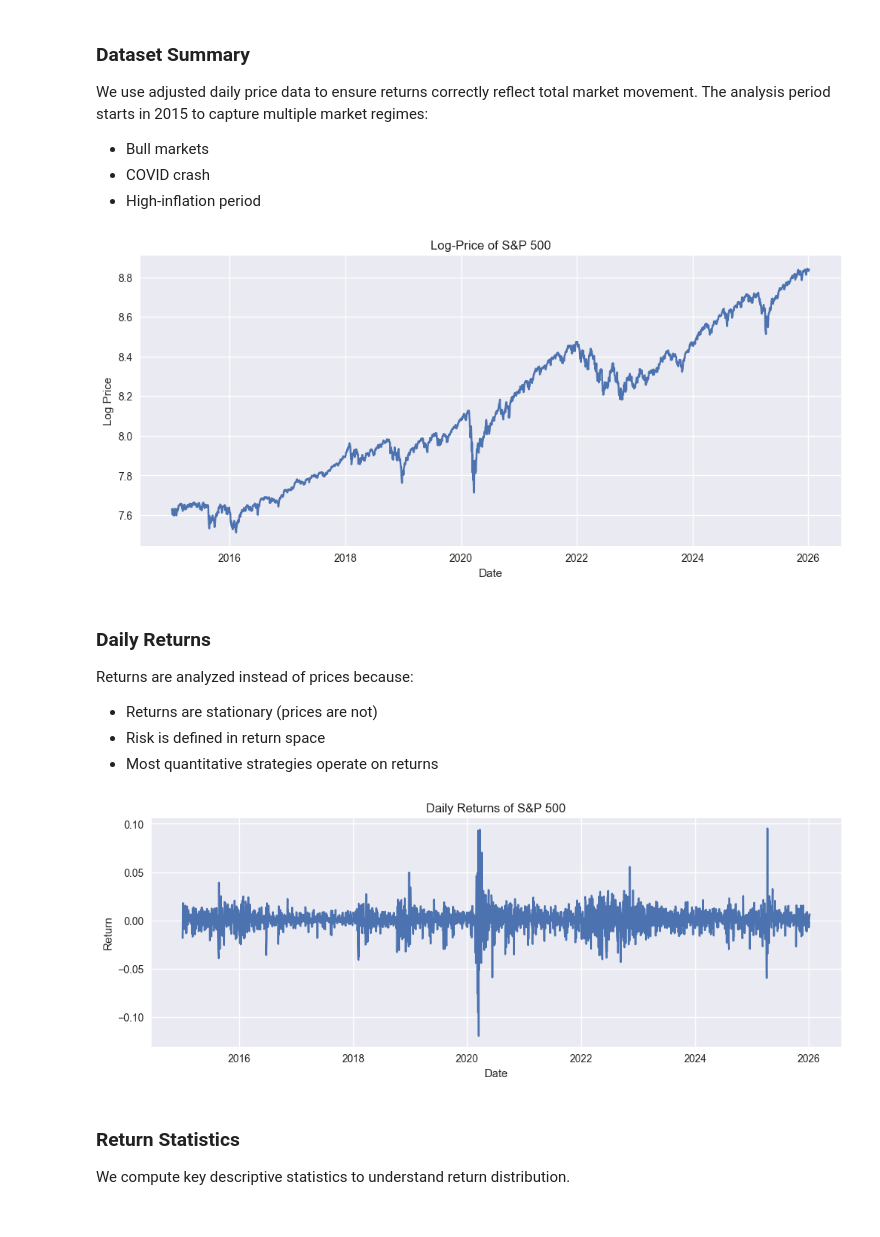
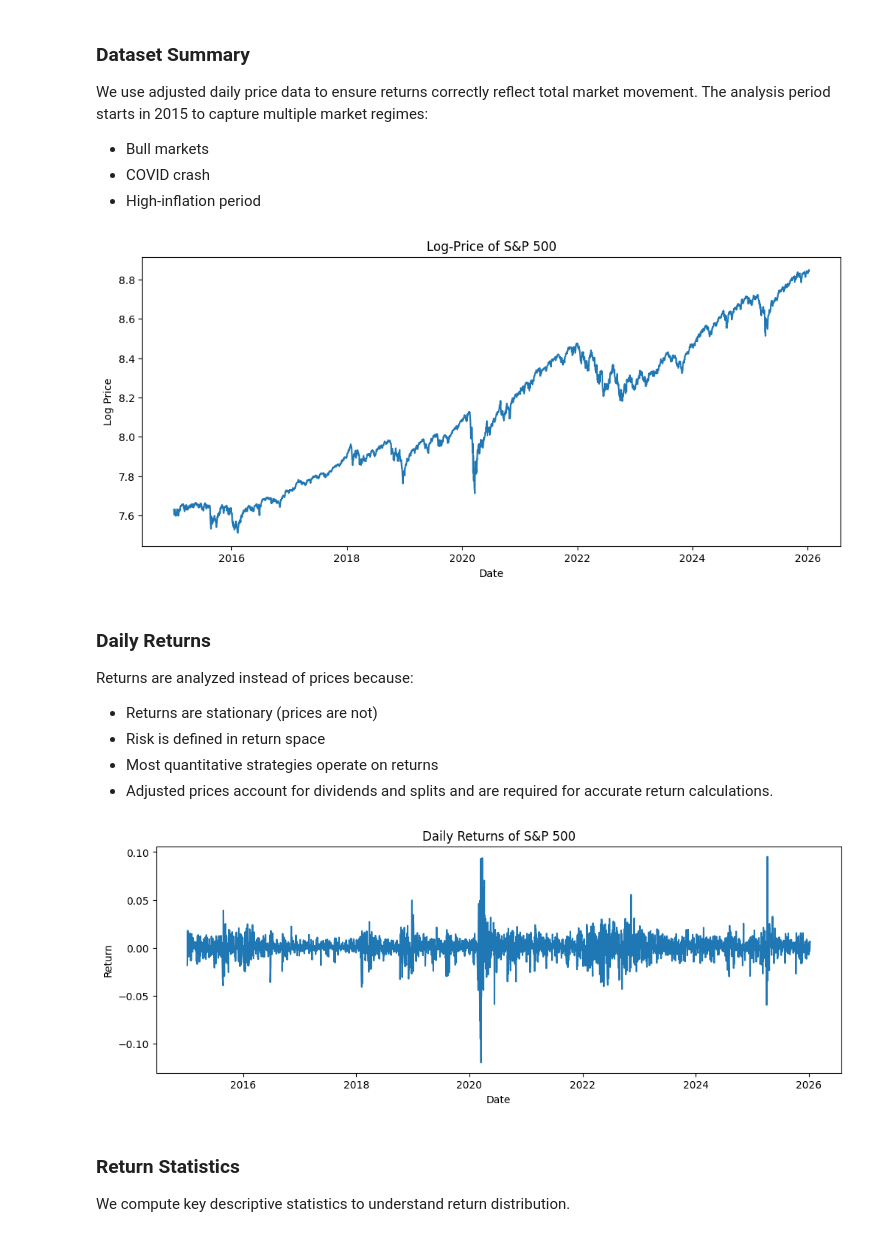
Before and after one commit to harshith8gowda/quant-data-projects, a Jupyter notebook: project_1_market_analysis/market_overview.ipynb, the cells around one changed output. Cells and saved outputs as stored; diff of their text form; code cells hidden in the pictures.

```diff
--- a/project_1_market_analysis/market_overview.ipynb
+++ b/project_1_market_analysis/market_overview.ipynb
@@ -6,4 +18,4 @@ import matplotlib.pyplot as plt
 import warnings
 
 warnings.filterwarnings("ignore")
-plt.style.use("seaborn-v0_8")
+plt.style.use("default")
@@ -51,7 +52,7 @@ plt.xlabel("Date")
 plt.ylabel("Log Price")
 plt.show()
 # %% [output]
-[figure, old version]
+[figure, new version]
 # %% [markdown]
 ### Daily Returns
 
@@ -59,17 +60,18 @@ Returns are analyzed instead of prices because:
 - Returns are stationary (prices are not)
 - Risk is defined in return space
 - Most quantitative strategies operate on returns
+- Adjusted prices account for dividends and splits and are required for accurate return calculations.
 # %%
-data['Returns'] = data['Close'].pct_change().dropna()
+data['Returns'] = data['Close'].pct_change()
 
 plt.figure(figsize=(12,4))
 plt.plot(data['Returns'])
 plt.title("Daily Returns of S&P 500")
 plt.xlabel("Date")
 plt.ylabel("Return")
 plt.show()
 # %% [output]
-[figure, old version]
+[figure, new version]
 # %% [markdown]
 ### Return Statistics
 
```
Also changed, not shown: parts of 12 cells of this notebook, 2 other files.
